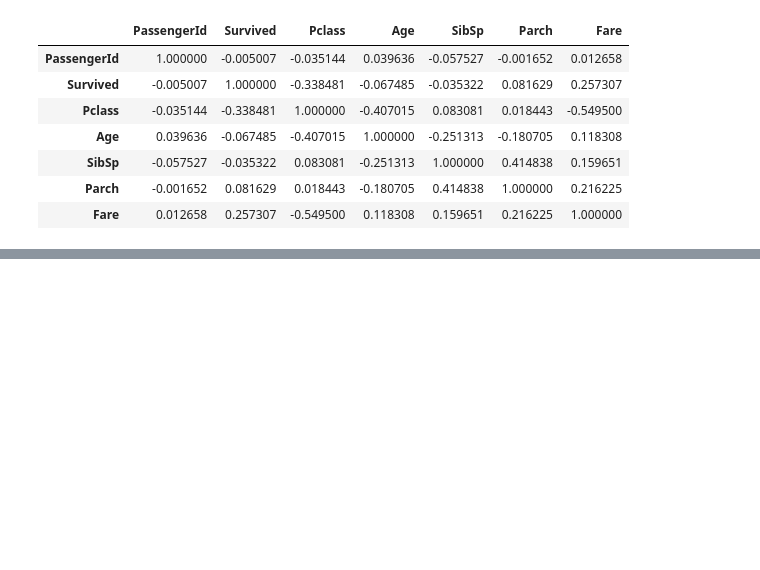
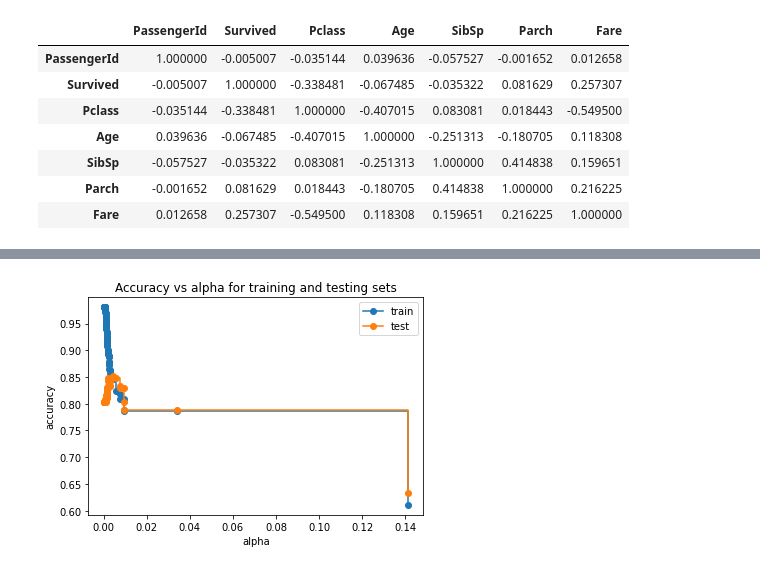
Before and after one commit to AnishJainChhabra/newrepo, a Jupyter notebook: titanic-code.ipynb, the cells around one changed output, grey strips where cells are left out. Cells and saved outputs as stored; diff of their text form; code cells hidden in the pictures; blank space fills up the shorter version.

```diff
--- a/titanic-code.ipynb
+++ b/titanic-code.ipynb
@@ -286,0 +282,7 @@ DecisionTreeClassifier(random_state=0)
+# %%
+from sklearn.model_selection import GridSearchCV
+grid_search = GridSearchCV(estimator=clf,
+                           param_grid=params,
+                           cv=4, n_jobs=-1, verbose=1, scoring = "accuracy")
+# %%
+grid_search.fit(X_train,y_train)
@@ -286,0 +374,6 @@ DecisionTreeClassifier(random_state=0)
+# %%
+path = clf.cost_complexity_pruning_path(X_train,y_train)
+# path variables gives 2 things ccp_alpha and impurities
+ccp_alphas, impurities = path.ccp_alphas, path.impurities
+print('ccp alpha will give list of values :',ccp_alphas)
+print('Impurities in Decision Tree :',impurities)
@@ -286,0 +398,21 @@ DecisionTreeClassifier(random_state=0)
+# %%
+clfs = [] #will store all the models
+
+for ccp_alpha in ccp_alphas:
+    clf = DecisionTreeClassifier(random_state=0, ccp_alpha=ccp_alpha)
+    clf.fit(X_train,y_train)
+    clfs.append(clf)
+# %%
+train_scores = [clf.score(X_train, y_train) for clf in clfs]
+test_scores = [clf.score(X_test, y_test) for clf in clfs]
+
+fig, ax = plt.subplots()
+ax.set_xlabel("alpha")
+ax.set_ylabel("accuracy")
+ax.set_title("Accuracy vs alpha for training and testing sets")
+ax.plot(ccp_alphas, train_scores, marker='o', label="train",drawstyle="steps-post")
+ax.plot(ccp_alphas, test_scores, marker='o', label="test",drawstyle="steps-post")
+ax.legend()
+plt.show()
+# %% [output]
+[figure, added]
```
Also changed, not shown: parts of 63 cells of this notebook.
